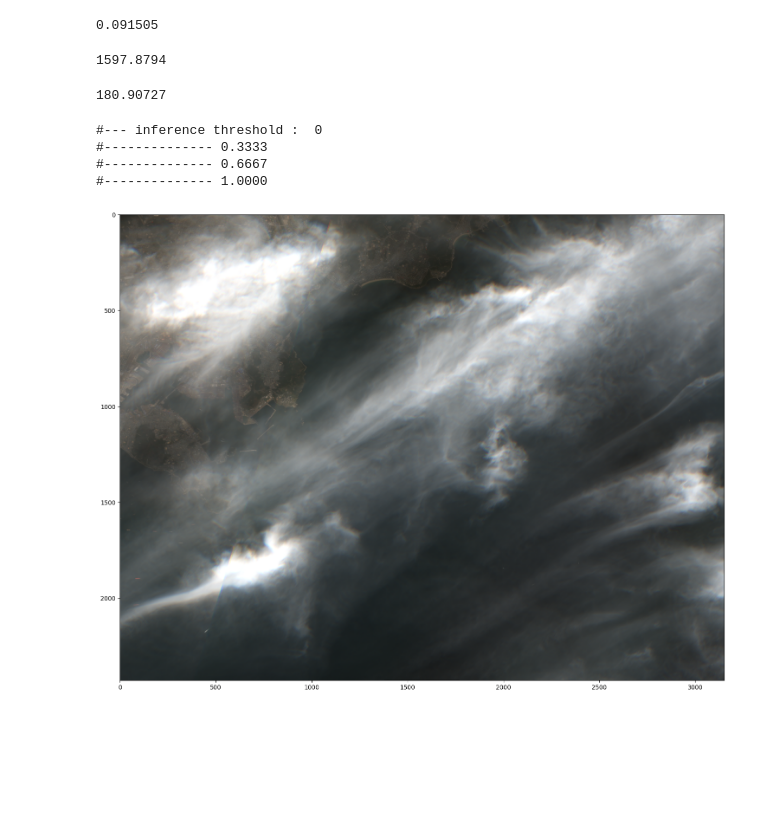
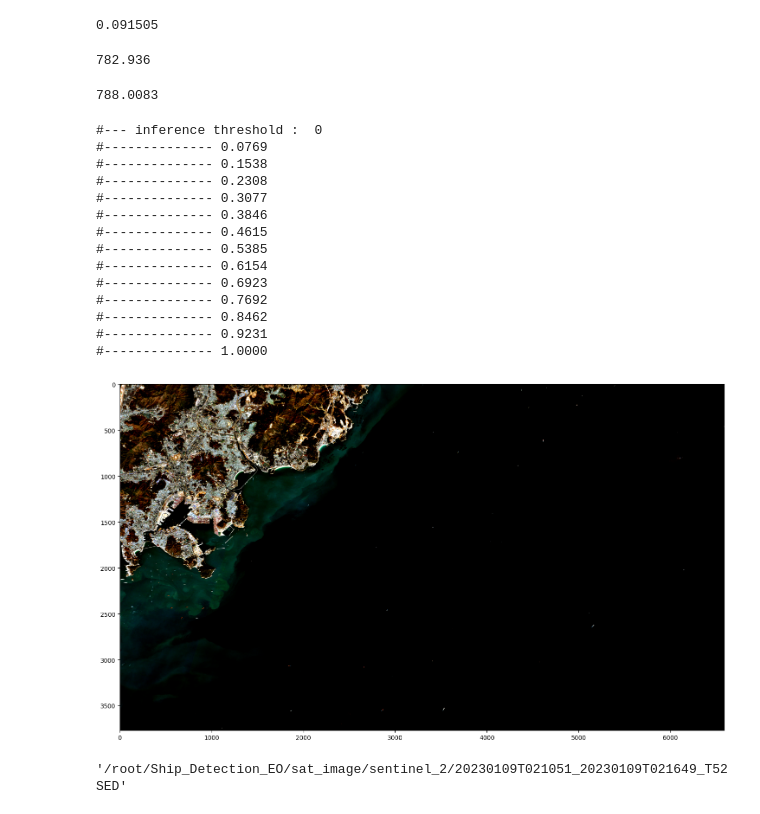
Before and after one commit to jeantirole/Ship_Detection, a Jupyter notebook: inference_detection.ipynb, the cells around one changed output. Cells and saved outputs as stored; diff of their text form; code cells hidden in the pictures; blank space fills up the shorter version.

```diff
--- a/inference_detection.ipynb
+++ b/inference_detection.ipynb
@@ -39,7 +39,9 @@ args.img_path
 '/data/00.Data/AO/0-Pusan-2023-AO/C1_20230116015105_10110_00006119_L1G_PS/0-Pusan-2023-AO_3_C1_20230116015105_10110_00006119_L1G.png'
 # %%
 # change img path
-args.img_path = "/root/Ship_Detection_EO/sat_image/sentinel_2/RGB.png"
+
+img_root = "/root/Ship_Detection_EO/sat_image/sentinel_2/20230109T021051_20230109T021649_T52SED"
+args.img_path = os.path.join( img_root, "RGB.png")
 # %%
 from PIL import Image
 import PIL
@@ -105,7 +107,7 @@ load checkpoint from local path: /root/Ship_Detection_EO/model_ckpts/epoch_9.pth
 # Save result
 # --------------------------------------------------------------------------------
 
-save_root = "/root/Ship_Detection_EO/outputs"
+save_root = img_root
 file_name = args.img_path.split("/")[-1].split(".")[0]+".npy"
 
 if args.model_test == False:
@@ -128,11 +140,11 @@ result
 # %%
 result[0][0][0]
 # %% [output]
-1597.8794
+782.936
 # %%
 result[0][0][1]
 # %% [output]
-180.90727
+788.0083
 # %%
 args.infer_threshold = 0
 # %%
@@ -151,34 +163,51 @@ for r in result[0]:
     if r[-1] > args.infer_threshold:
         cnt+=1
         bboxes_.append(r)
 
 plt.figure(figsize=(18,18))
 plt.imshow(img_)
 
 ax = plt.gca()
 
 box_cnt = 0
 for box_ in bboxes_:
     box_cnt+=1
     print(f"#-------------- {box_cnt / len(bboxes_):.4f}")
     x = box_[0]
     y = box_[1]
     width = box_[2]
     height = box_[3]
     angle_ = box_[4]
 
     # model 의 객체좌표가 center 중심인데, patches.Rectangle 은 좌하단을 기준점으로 보기 때문에. x,y 를 아래와 같이 shift
     # roatate 할 때, 중심좌표 center 로 잡고, angle radian 변환해서 넣어주기
     path_obj = patches.Rectangle((x-width*0.5,y-height*0.5), width, height, linewidth=0.1, edgecolor="red", fill=False,
                                 rotation_point="center",
                                 angle=angle_*180/np.pi)
     ax.add_patch(path_obj)
 
-plt.savefig("/root/Ship_Detection_EO/results/sentinel_2_test1111",dpi =800 )
+
+
+img_file_name = os.path.join( img_root, "bboxed_img.png")
+plt.savefig(img_file_name,dpi =800 )
 plt.show()
 # %% [output]
 #--- inference threshold :  0
-#-------------- 0.3333
-#-------------- 0.6667
+#-------------- 0.0769
+#-------------- 0.1538
+#-------------- 0.2308
+#-------------- 0.3077
+#-------------- 0.3846
+#-------------- 0.4615
+#-------------- 0.5385
+#-------------- 0.6154
+#-------------- 0.6923
+#-------------- 0.7692
+#-------------- 0.8462
+#-------------- 0.9231
 #-------------- 1.0000
-[figure, old version]
+[figure, new version]
+# %%
+img_root
+# %% [output]
+'/root/Ship_Detection_EO/sat_image/sentinel_2/20230109T021051_20230109T021649_T52SED'
```
Also changed, not shown: parts of 3 cells of this notebook, 3 other files.
